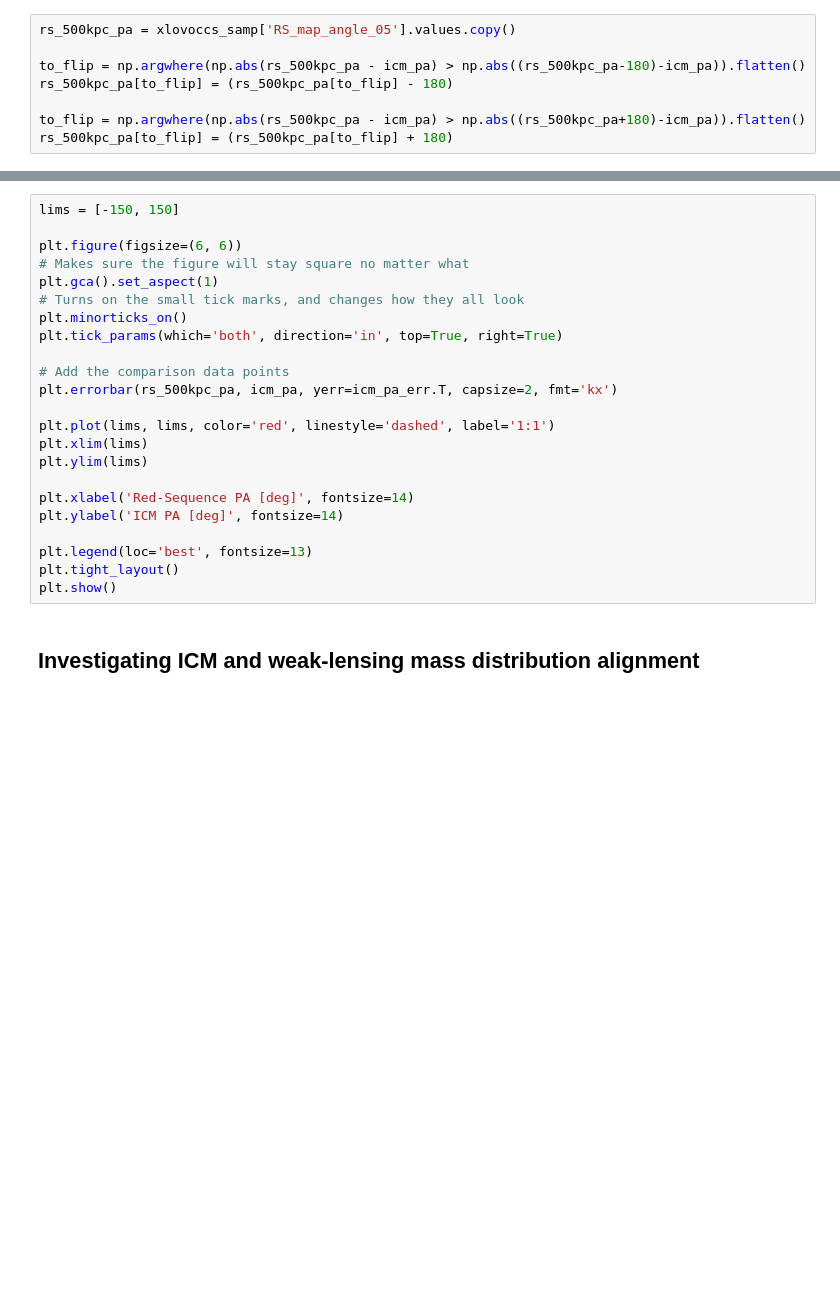
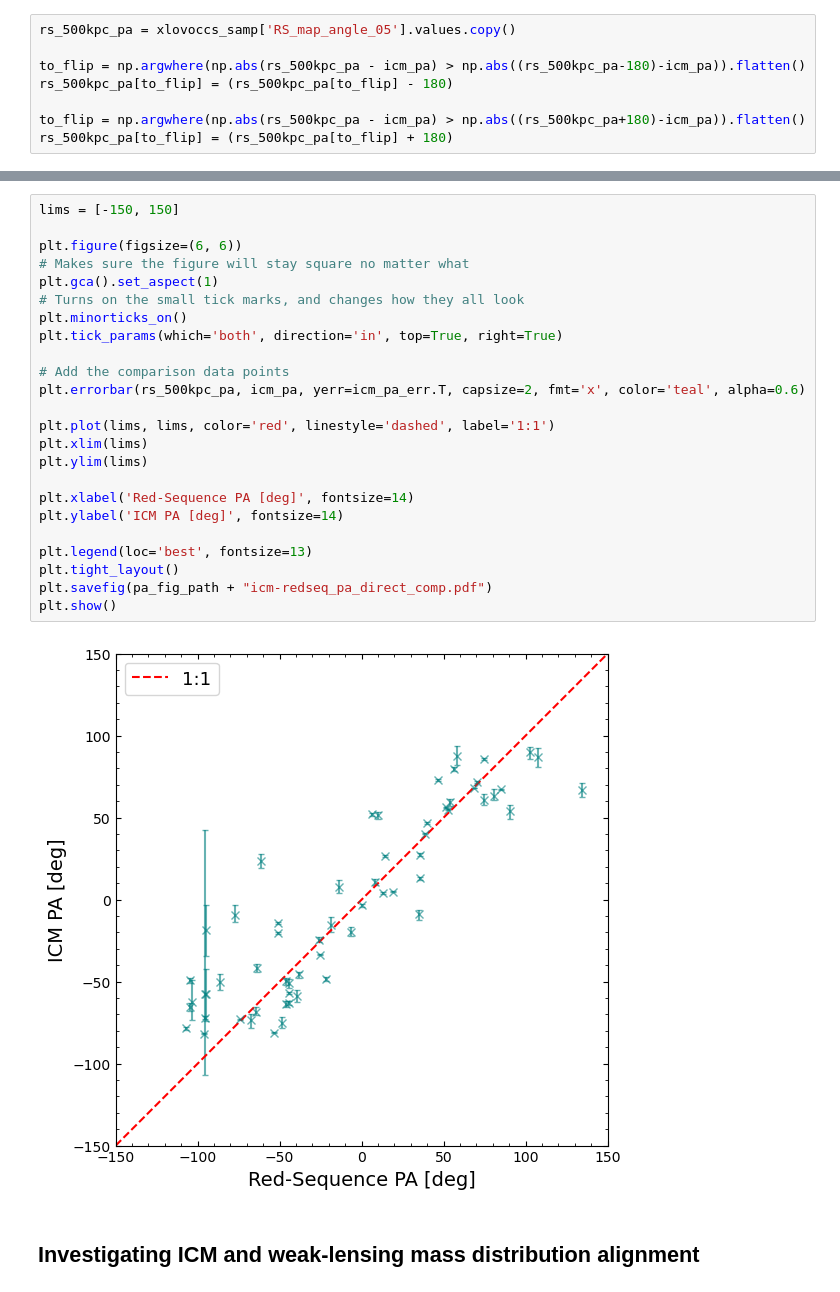
Before and after one commit to LoVoCCS/X-LoVoCCS-Analyses, a Jupyter notebook: notebooks/positions_and_morphology/compare_xray_bcg_redseq_mass_posang.ipynb, the cells around one changed output, grey strips where cells are left out. Saved outputs shown, nothing was run; the diff lists cells and outputs as text; blank space fills up the shorter version.

```diff
--- a/notebooks/positions_and_morphology/compare_xray_bcg_redseq_mass_posang.ipynb
+++ b/notebooks/positions_and_morphology/compare_xray_bcg_redseq_mass_posang.ipynb
@@ -177,25 +193,28 @@ rs_500kpc_pa[to_flip] = (rs_500kpc_pa[to_flip] + 180)
 # %%
 lims = [-150, 150]
 
 plt.figure(figsize=(6, 6))
 # Makes sure the figure will stay square no matter what
 plt.gca().set_aspect(1)
 # Turns on the small tick marks, and changes how they all look
 plt.minorticks_on()
 plt.tick_params(which='both', direction='in', top=True, right=True)
 
 # Add the comparison data points
-plt.errorbar(rs_500kpc_pa, icm_pa, yerr=icm_pa_err.T, capsize=2, fmt='kx')
+plt.errorbar(rs_500kpc_pa, icm_pa, yerr=icm_pa_err.T, capsize=2, fmt='x', color='teal', alpha=0.6)
 
 plt.plot(lims, lims, color='red', linestyle='dashed', label='1:1')
 plt.xlim(lims)
 plt.ylim(lims)
 
 plt.xlabel('Red-Sequence PA [deg]', fontsize=14)
 plt.ylabel('ICM PA [deg]', fontsize=14)
 
 plt.legend(loc='best', fontsize=13)
 plt.tight_layout()
+plt.savefig(pa_fig_path + "icm-redseq_pa_direct_comp.pdf")
 plt.show()
+# %% [output]
+[figure, added]
 # %% [markdown]
 ## Investigating ICM and weak-lensing mass distribution alignment
```
Also changed, not shown: parts of 42 cells of this notebook.
